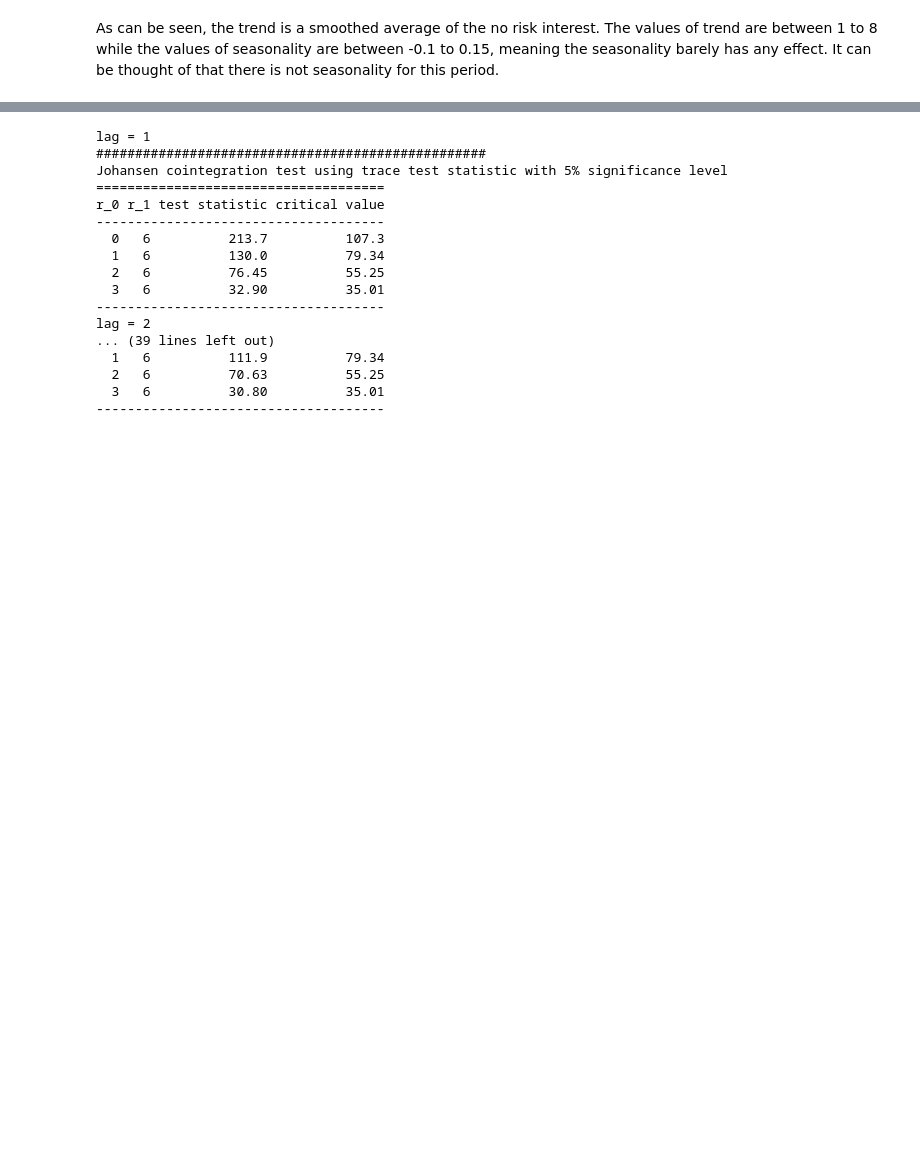
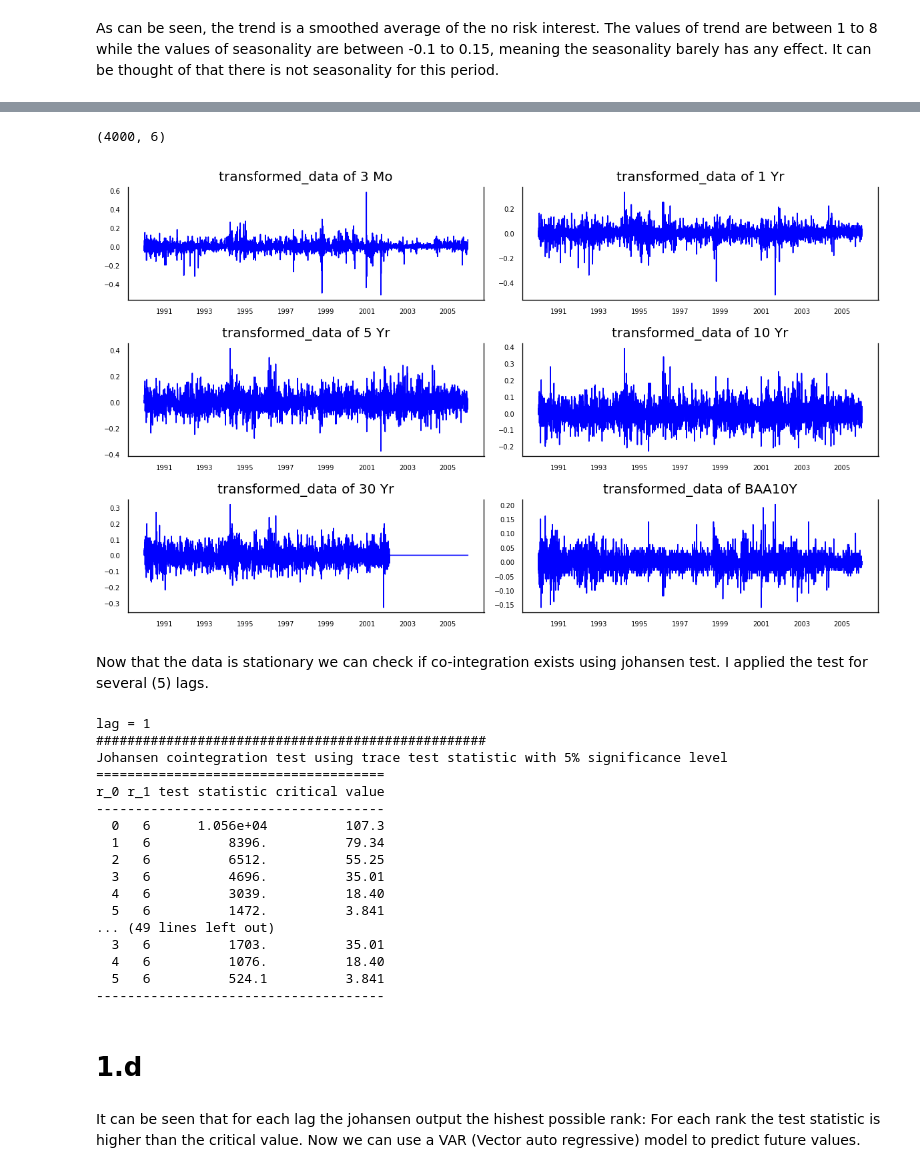
Before and after one commit to sna89/FinanceCourse, a Jupyter notebook: web scraping.ipynb, the cells around one changed output, grey strips where cells are left out. Cells and saved outputs as stored; diff of their text form; code cells hidden in the pictures; blank space fills up the shorter version.

Commit message:
co-integration

```diff
--- a/web scraping.ipynb
+++ b/web scraping.ipynb
@@ -276,0 +287,15 @@ Time series of creadit spread of baa10y is not stationary
+# %%
+stationary_df = pd.DataFrame()
+
+for name, series in data_df.iteritems():
+    series_diff = series.diff(periods=1)
+    series_diff = series_diff.dropna()
+    result = adfuller(series_diff.values)
+    p_value = result[1]
+    print('p_value of period {period}: {p_value}'.format(period=name, p_value=p_value))
+    if p_value < 0.05:
+        print('stationary')
+        data_to_add_df = pd.DataFrame(data = {name: series_diff})
+        stationary_df = pd.concat([stationary_df,data_to_add_df], axis=1)
+    else:
+        print('not stationary')
@@ -277,25 +315,19 @@ Time series of creadit spread of baa10y is not stationary
+# %%
+plot_data(stationary_df, 'transformed_data')
+# %% [output]
+(4000, 6)
+[figure, added]
+# %% [markdown]
+Now that the data is stationary we can check if co-integration exists using johansen test.
+I applied the test for several (5) lags.
 # %%
 from statsmodels.tsa.vector_ar.vecm import select_coint_rank
-df_yield = prepare_data(daily_treasury_yield_curve_rate_df,
-                    interest_periods=PERIODS,
-                    data_source='yield',
-                    start_date=START_DATE,
-                    end_date=END_DATE,
-                    fill=True)
-
-df_bay = prepare_data(baa10y_df,
-            interest_periods='BAA10Y',
-            data_source='baa10y',
-            start_date=START_DATE,
-            end_date=END_DATE,
-            fill=True)
-
-df = pd.concat([df_yield,df_bay],axis=1).dropna()
 
 for lag in range(1,6):
     print("lag = {lag}".format(lag=lag))
     print('#'*50)
-    print(select_coint_rank(df, 1, lag, method='trace'))
+    res = select_coint_rank(stationary_df, 1, lag, method='trace')
+    print(res.summary())
 # %% [output]
 lag = 1
 ##################################################
@@ -303,14 +335,14 @@ Johansen cointegration test using trace test statistic with 5% significance leve
 =====================================
 r_0 r_1 test statistic critical value
 -------------------------------------
-  0   6          213.7          107.3
-  1   6          130.0          79.34
-  2   6          76.45          55.25
-  3   6          32.90          35.01
+  0   6      1.056e+04          107.3
+  1   6          8396.          79.34
+  2   6          6512.          55.25
+  3   6          4696.          35.01
+  4   6          3039.          18.40
+  5   6          1472.          3.841
+... (49 lines left out)
+  3   6          1703.          35.01
+  4   6          1076.          18.40
+  5   6          524.1          3.841
 -------------------------------------
-lag = 2
-... (39 lines left out)
-  1   6          111.9          79.34
-  2   6          70.63          55.25
-  3   6          30.80          35.01
--------------------------------------
@@ -321,0 +349,6 @@ lag = 2
+# %% [markdown]
+# 1.d
+# %% [markdown]
+It can be seen that for each lag the johansen output the hishest possible rank:
+For each rank the test statistic is higher than the critical value.
+Now we can use a VAR (Vector auto regressive) model to predict future values.
```
Also changed, not shown: parts of 17 cells of this notebook.
